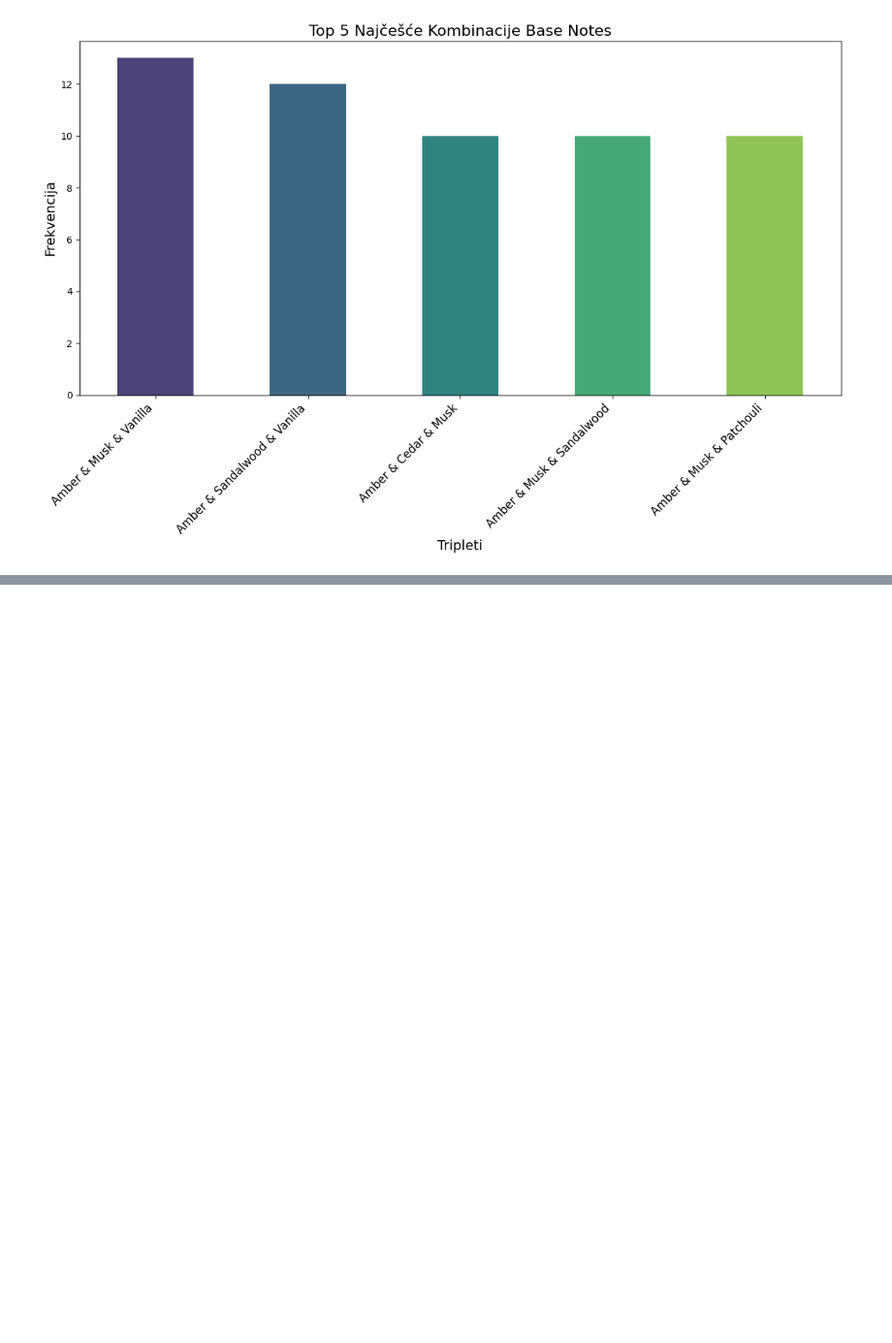
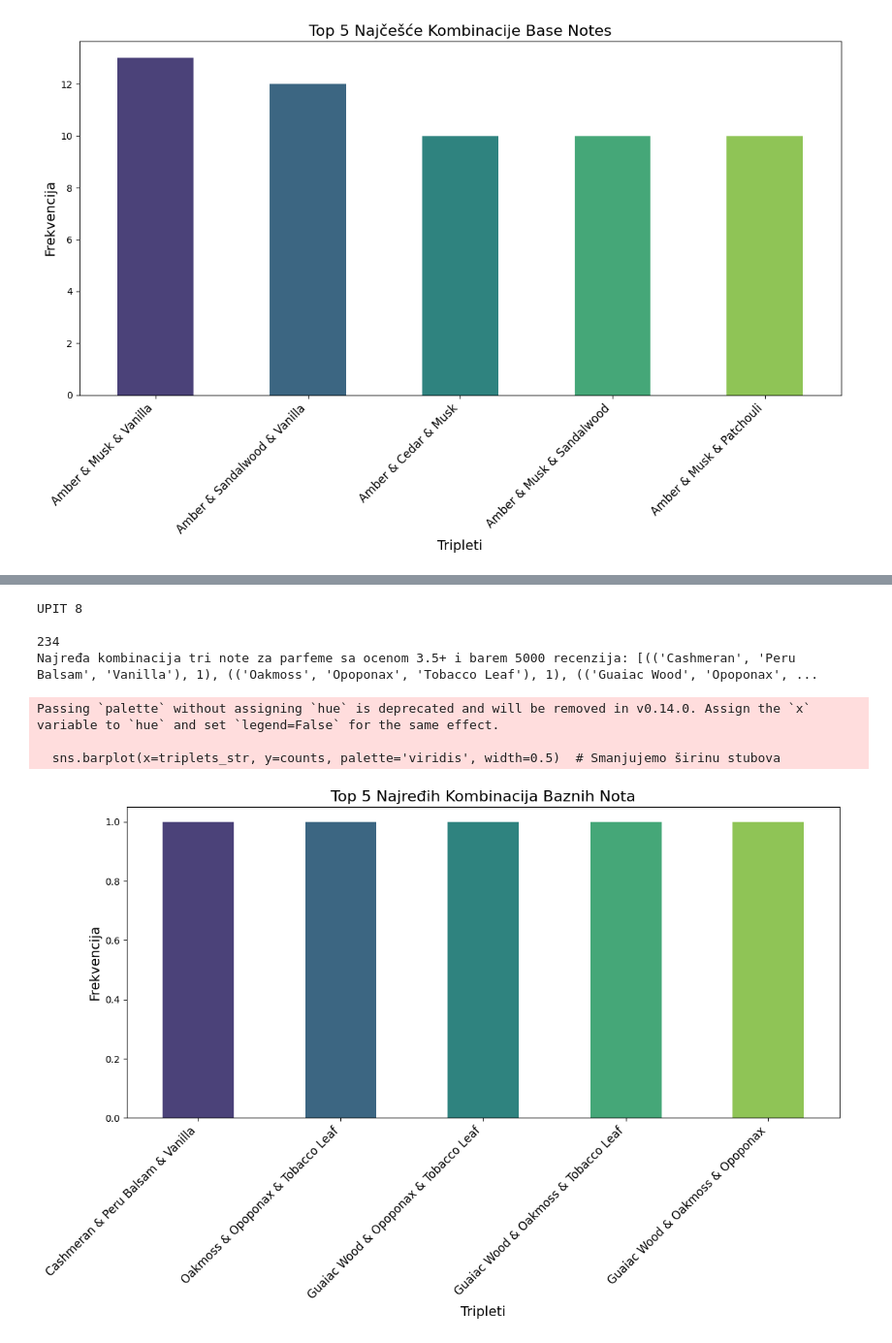
Before and after one commit to dokma11/Fragrance-Rating-Predictor, a Jupyter notebook: notebooks/eda.ipynb, the cells around one changed output, grey strips where cells are left out. Shown at 97% size. Drawn from its saved outputs; the diff is of its cells as text; code cells hidden in the pictures; blank space fills up the shorter version.

```diff
--- a/notebooks/eda.ipynb
+++ b/notebooks/eda.ipynb
@@ -477,0 +525,64 @@ Passing `palette` without assigning `hue` is deprecated and will be removed in v
+# %%
+def least_common_note_combinations(data):
+    filtered = data[(data['Rating'].apply(lambda x: x['rating'] >= 3.5)) &
+                    (data['Rating'].apply(lambda x: x['votes'] >= 5000))]
+    """
+    Funkcija koja računa najređe triplete nota u 'Base Notes'
+    iz kolone 'Notes' u DataFrame-u.
+    """
+    triplets = []  # Lista za triplete
+    print(len(filtered))
+    # Iteracija kroz svaki zapis u koloni ,,Notes"
+    for notes in filtered['Notes']:
+        base_notes = notes.get('Base Notes', [])  # Uzmi ,,Base Notes" ako postoje
+        if len(base_notes) >= 3:  # Samo ako ima najmanje 3 note u ,,Base Notes"
+            sorted_base_notes = sorted(base_notes)  # Sortiranje nota po abecedi
+
+            # Generisanje tripleta kombinacijom 3 note
+            for triplet in itertools.combinations(sorted_base_notes, 3):
+                triplets.append(triplet)
+
+    # Brojanje frekvencije svakog tripleta
+    triplet_counts = Counter(triplets)
+
+    # Vraćanje najčešćeg tripleta
+    bottom_triplet = triplet_counts.most_common()[:-6:-1]
+
+    return bottom_triplet
+
+def plot_least_common_triplets(bottom_triplet):
+    # Preuzimanje tripleta i njihovih frekvencija
+    triplets, counts = zip(*bottom_triplet)
+
+    # Pretvaranje tripleta u string za bolji prikaz
+    triplets_str = [' & '.join(triplet) for triplet in triplets]
+
+    # Kreiranje bar grafikona sa vertikalnim stubovima
+    plt.figure(figsize=(12, 8))  # Povecavamo dimenzije grafikona za bolji pregled
+    sns.barplot(x=triplets_str, y=counts, palette='viridis', width=0.5)  # Smanjujemo širinu stubova
+
+    plt.xlabel('Tripleti', fontsize=14)
+    plt.ylabel('Frekvencija', fontsize=14)
+    plt.title('Top 5 Najređih Kombinacija Baznih Nota', fontsize=16)
+
+    # Rotiramo oznake na x-osi za 45 stepeni i povećavamo razmak između oznaka
+    plt.xticks(rotation=45, ha='right', fontsize=12)
+
+    # Povećavamo razmak između stubova i automatski prilagođavamo raspored
+    plt.tight_layout()
+    plt.show()
+
+print("UPIT 8")
+print("")
+bottom_triplet = least_common_note_combinations(data)
+print("Najređa kombinacija tri note za parfeme sa ocenom 3.5+ i barem 5000 recenzija:", bottom_triplet)
+plot_least_common_triplets(bottom_triplet)
+# %% [output]
+UPIT 8
+
+234
+Najređa kombinacija tri note za parfeme sa ocenom 3.5+ i barem 5000 recenzija: [(('Cashmeran', 'Peru Balsam', 'Vanilla'), 1), (('Oakmoss', 'Opoponax', 'Tobacco Leaf'), 1), (('Guaiac Wood', 'Opoponax', ...
+Passing `palette` without assigning `hue` is deprecated and will be removed in v0.14.0. Assign the `x` variable to `hue` and set `legend=False` for the same effect.
+
+  sns.barplot(x=triplets_str, y=counts, palette='viridis', width=0.5)  # Smanjujemo širinu stubova
+[figure, added]
```
Also changed, not shown: parts of 16 cells of this notebook.
